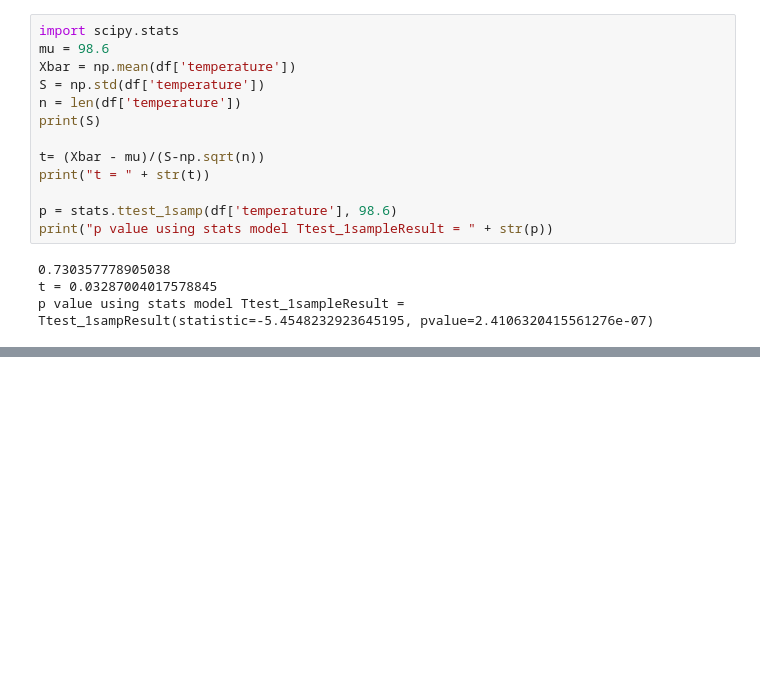
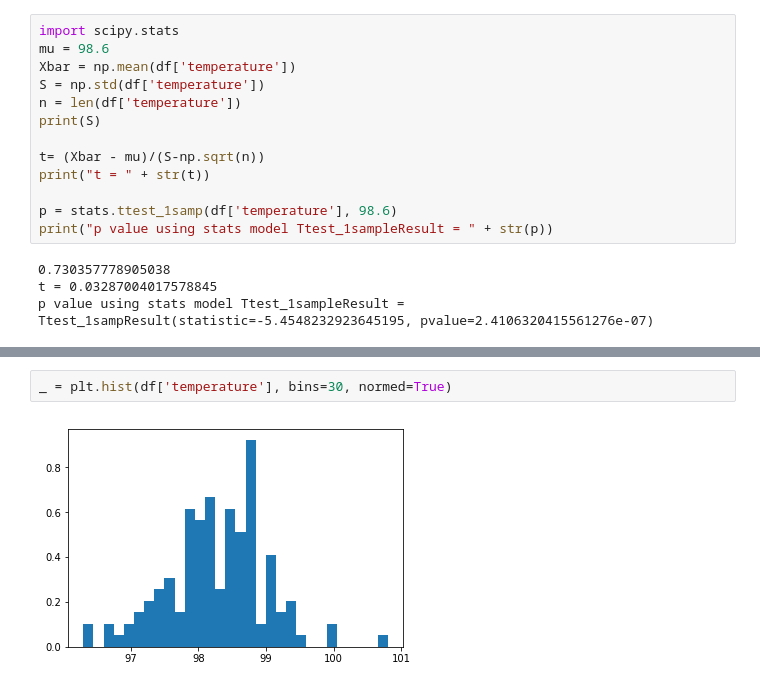
Before and after one commit to dustinrapp/Capstone_Springboard_Intermediate_Python, a Jupyter notebook: Assignments/sliderule_dsi_inferential_statistics_exercise_1.ipynb, the cells around one changed output, grey strips where cells are left out. Drawn from its saved outputs; the diff is of its cells as text; blank space fills up the shorter version.

```diff
--- a/Assignments/sliderule_dsi_inferential_statistics_exercise_1.ipynb
+++ b/Assignments/sliderule_dsi_inferential_statistics_exercise_1.ipynb
@@ -305,0 +412,4 @@ p value using stats model Ttest_1sampleResult = Ttest_1sampResult(statistic=-5.4
+# %%
+_ = plt.hist(df['temperature'], bins=30, normed=True)
+# %% [output]
+[figure, added]
```
Also changed, not shown: parts of 65 cells of this notebook.
